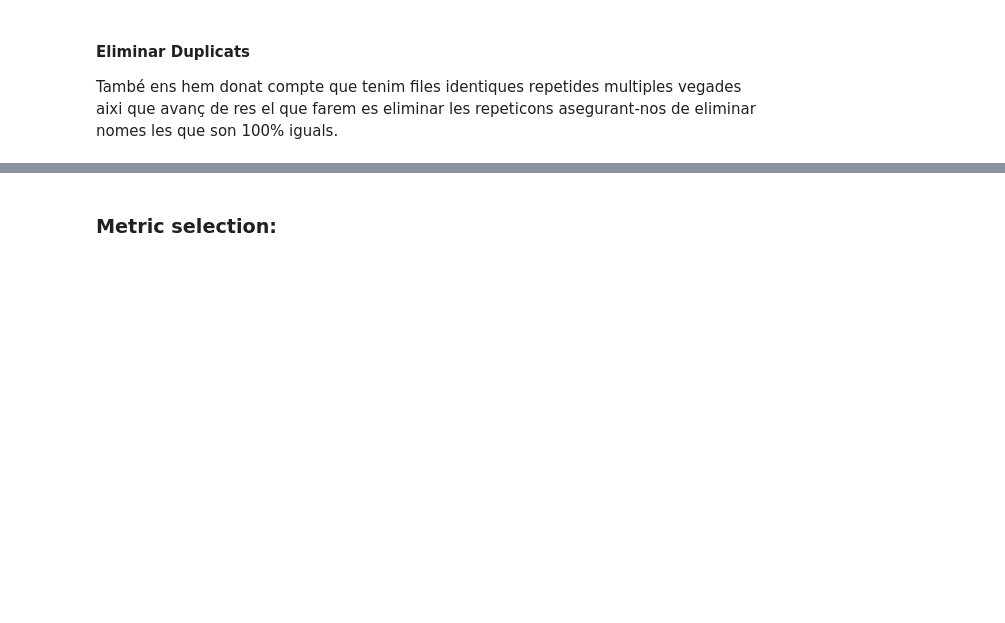
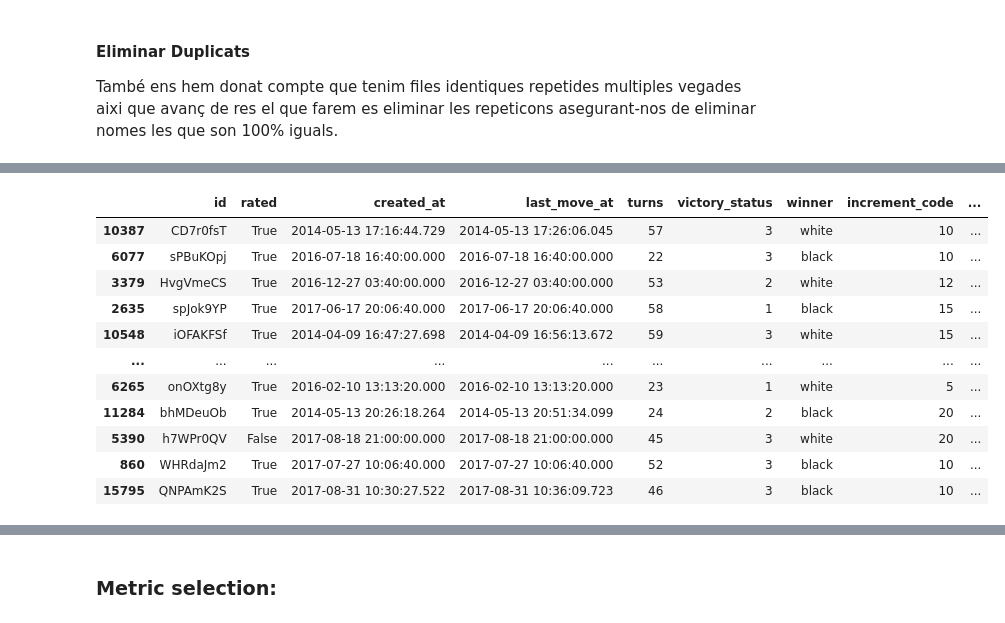
Before and after one commit to NIU1679937/ChestKaggle, a Jupyter notebook: Cas_Kaggle_ApC.ipynb, the cells around one changed output, grey strips where cells are left out. Saved outputs shown, nothing was run; the diff lists cells and outputs as text; code cells hidden in the pictures; blank space fills up the shorter version.

Commit message:
Preprocessing

```diff
--- a/Cas_Kaggle_ApC.ipynb
+++ b/Cas_Kaggle_ApC.ipynb
@@ -62,7 +62,8 @@ import time
 dades = pd.read_csv('games.csv')
 
 train_set, test_set = train_test_split(dades,random_state=42,test_size=0.2)
-X_test = test_set
+X_test = test_set.copy()
+
 X_test
 # %% [output]
 |  | id | rated | created_at | last_move_at | turns | victory_status | winner | increment_code | ... |
@@ -229,0 +240,71 @@ Ara el farem es veure quines columnes són les que necesitem per poder predir el
+# %%
+from sklearn.calibration import LabelEncoder
+
+#PREPROCESSING
+
+train_set['victory_status'] = LabelEncoder().fit_transform(train_set['victory_status'])
+X_test['victory_status'] = LabelEncoder().fit_transform(X_test['victory_status'])
+
+
+train_set['increment_code'] = train_set['increment_code'].str.split('+').str[0]
+X_test['increment_code'] = X_test['increment_code'].str.split('+').str[0]
+
+#---------------------------------------------------------------------------------------------------------------------------------------------------------
+
+train_set['created_at'] = pd.to_datetime(train_set['created_at'], unit='ms')
+train_set['last_move_at'] = pd.to_datetime(train_set['last_move_at'], unit='ms')
+
+X_test['created_at'] = pd.to_datetime(X_test['created_at'], unit='ms')
+X_test['last_move_at'] = pd.to_datetime(X_test['last_move_at'], unit='ms')
+
+#---------------------------------------------------------------------------------------------------------------------------------------------------------
+# Definir intervals i etiquetes
+bins = [0, 1100, 1600, 2000, 2300, 3000, float('inf')]
+labels = [1, 2, 3, 4, 5, 6]
+
+# Aplicar a 'white_rating' i 'black_rating'
+train_set['white_level'] = pd.cut(train_set['white_rating'], bins=bins, labels=labels, right=False).astype(int)
+train_set['black_level'] = pd.cut(train_set['black_rating'], bins=bins, labels=labels, right=False).astype(int)
+
+X_test['white_level'] = pd.cut(X_test['white_rating'], bins=bins, labels=labels, right=False).astype(int)
+X_test['black_level'] = pd.cut(X_test['black_rating'], bins=bins, labels=labels, right=False).astype(int)
+
+# Verificar distribucions
+print(train_set['white_level'].value_counts())
+print(train_set['black_level'].value_counts())
+
+
+#---------------------------------------------------------------------------------------------------------------------------------------------------------
+'''quallist=[]
+def total(a,b):
+    qual= a+b
+    qual_int=int()
+    if qual<=3:
+        qual_int=1
+    elif 3<qual<=5:
+        qual_int=2
+    elif 5<qual<=7:
+        qual_int=3
+    elif 7<qual<=10:
+        qual_int=4
+    quallist.append(qual_int)
+
+# use apply for interact with dataframe's multiple columns
+train_set['match_quality'] = train_set.apply(lambda x: total(x["white_level"], x["black_level"]), axis=1)
+X_test['match_quality'] = X_test.apply(lambda x: total(x["white_level"], x["black_level"]), axis=1) '''
+
+#---------------------------------------------------------------------------------------------------------------------------------------------------------
+
+# Crear un LabelEncoder
+label_encoder = LabelEncoder()
+
+# Aplicar Label Encoding a la columna 'winner'
+train_set['winner_numeric'] = label_encoder.fit_transform(train_set['winner'])
+
+# Veure el mapping de valors
+print(dict(zip(label_encoder.classes_, label_encoder.transform(label_encoder.classes_))))
+
+# Per fer el mateix amb el conjunt de test:
+X_test['winner_numeric'] = label_encoder.transform(X_test['winner'])
+train_set
+# %% [output]
@@ -229,0 +343,12 @@ Ara el farem es veure quines columnes són les que necesitem per poder predir el
+|  | id | rated | created_at | last_move_at | turns | victory_status | winner | increment_code | ... |
+| 10387 | CD7r0fsT | True | 2014-05-13 17:16:44.729 | 2014-05-13 17:26:06.045 | 57 | 3 | white | 10 | ... |
+| 6077 | sPBuKOpj | True | 2016-07-18 16:40:00.000 | 2016-07-18 16:40:00.000 | 22 | 3 | black | 10 | ... |
+| 3379 | HvgVmeCS | True | 2016-12-27 03:40:00.000 | 2016-12-27 03:40:00.000 | 53 | 2 | white | 12 | ... |
+| 2635 | spJok9YP | True | 2017-06-17 20:06:40.000 | 2017-06-17 20:06:40.000 | 58 | 1 | black | 15 | ... |
+| 10548 | iOFAKFSf | True | 2014-04-09 16:47:27.698 | 2014-04-09 16:56:13.672 | 59 | 3 | white | 15 | ... |
+| ... | ... | ... | ... | ... | ... | ... | ... | ... | ... |
+| 6265 | onOXtg8y | True | 2016-02-10 13:13:20.000 | 2016-02-10 13:13:20.000 | 23 | 1 | white | 5 | ... |
+| 11284 | bhMDeuOb | True | 2014-05-13 20:26:18.264 | 2014-05-13 20:51:34.099 | 24 | 2 | black | 20 | ... |
+| 5390 | h7WPr0QV | False | 2017-08-18 21:00:00.000 | 2017-08-18 21:00:00.000 | 45 | 3 | white | 20 | ... |
+| 860 | WHRdaJm2 | True | 2017-07-27 10:06:40.000 | 2017-07-27 10:06:40.000 | 52 | 3 | black | 10 | ... |
+| 15795 | QNPAmK2S | True | 2017-08-31 10:30:27.522 | 2017-08-31 10:36:09.723 | 46 | 3 | black | 10 | ... |
```
Also changed, not shown: parts of 10 cells of this notebook.
